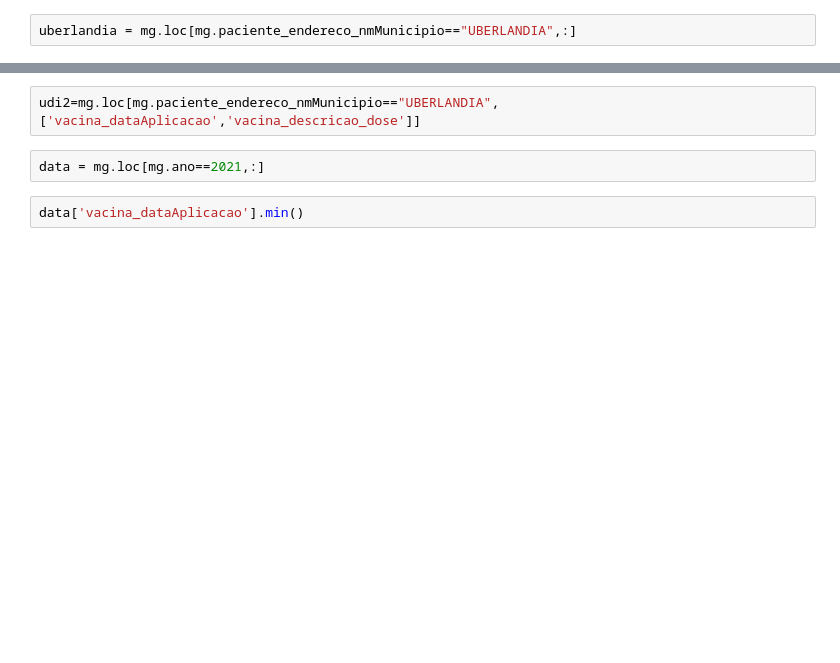
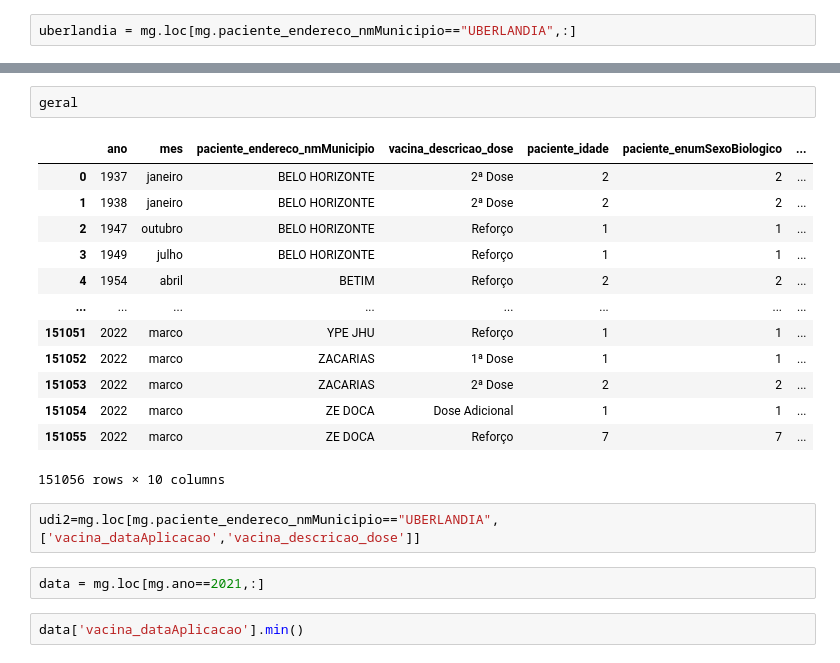
Before and after one commit to helviorezende/arquivos-python, a Jupyter notebook: vacina.ipynb, the cells around one changed output, grey strips where cells are left out. Cells and saved outputs as stored; diff of their text form; blank space fills up the shorter version.

```diff
--- a/vacina.ipynb
+++ b/vacina.ipynb
@@ -263,3 +322,19 @@ memory usage: 52.9+ MB
+# %%
+geral
+# %% [output]
+|  | ano | mes | paciente_endereco_nmMunicipio | vacina_descricao_dose | paciente_idade | paciente_enumSexoBiologico | ... |
+| 0 | 1937 | janeiro | BELO HORIZONTE | 2ª Dose | 2 | 2 | ... |
+| 1 | 1938 | janeiro | BELO HORIZONTE | 2ª Dose | 2 | 2 | ... |
+| 2 | 1947 | outubro | BELO HORIZONTE | Reforço | 1 | 1 | ... |
+| 3 | 1949 | julho | BELO HORIZONTE | Reforço | 1 | 1 | ... |
+| 4 | 1954 | abril | BETIM | Reforço | 2 | 2 | ... |
+| ... | ... | ... | ... | ... | ... | ... | ... |
+| 151051 | 2022 | marco | YPE JHU | Reforço | 1 | 1 | ... |
+| 151052 | 2022 | marco | ZACARIAS | 1ª Dose | 1 | 1 | ... |
+| 151053 | 2022 | marco | ZACARIAS | 2ª Dose | 2 | 2 | ... |
+| 151054 | 2022 | marco | ZE DOCA | Dose Adicional | 1 | 1 | ... |
+| 151055 | 2022 | marco | ZE DOCA | Reforço | 7 | 7 | ... |
+151056 rows × 10 columns
 # %%
 udi2=mg.loc[mg.paciente_endereco_nmMunicipio=="UBERLANDIA",['vacina_dataAplicacao','vacina_descricao_dose']]
 # %%
```
Also changed, not shown: parts of 33 cells of this notebook.
